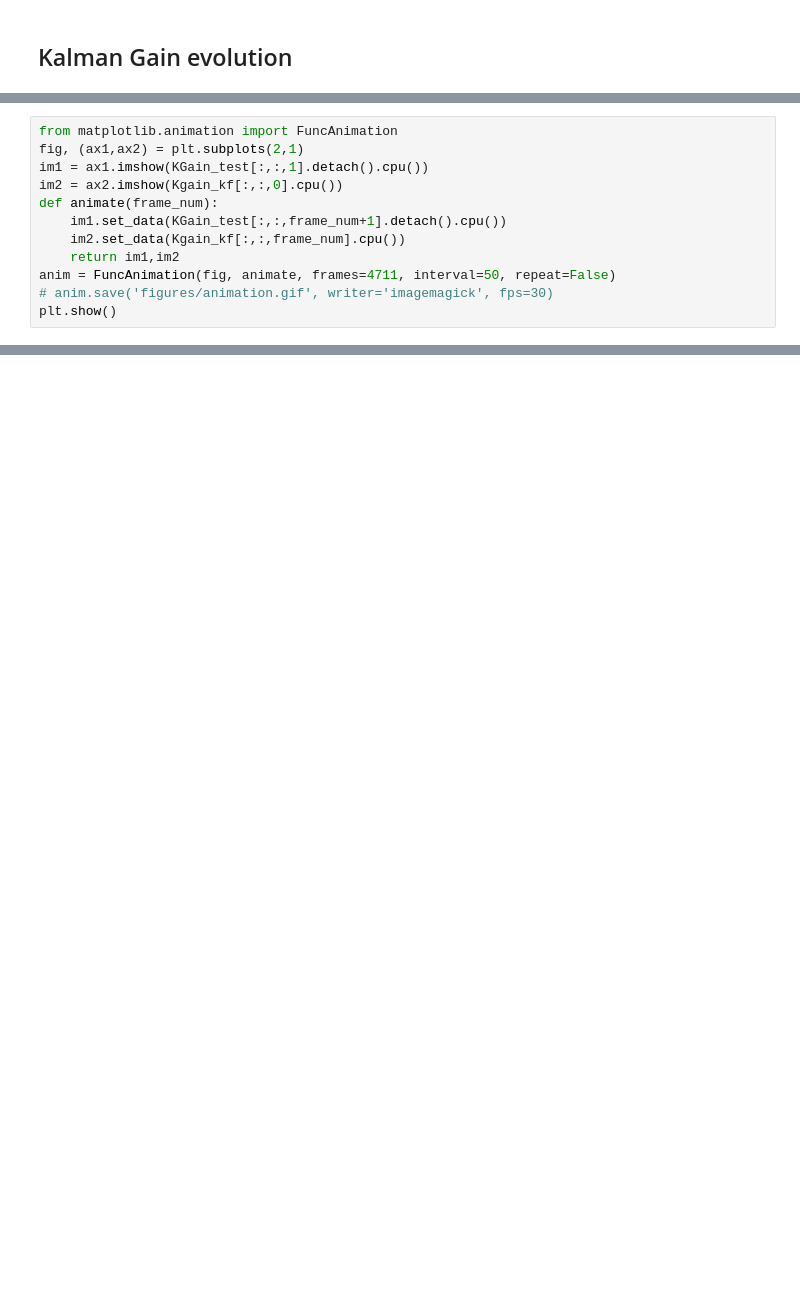
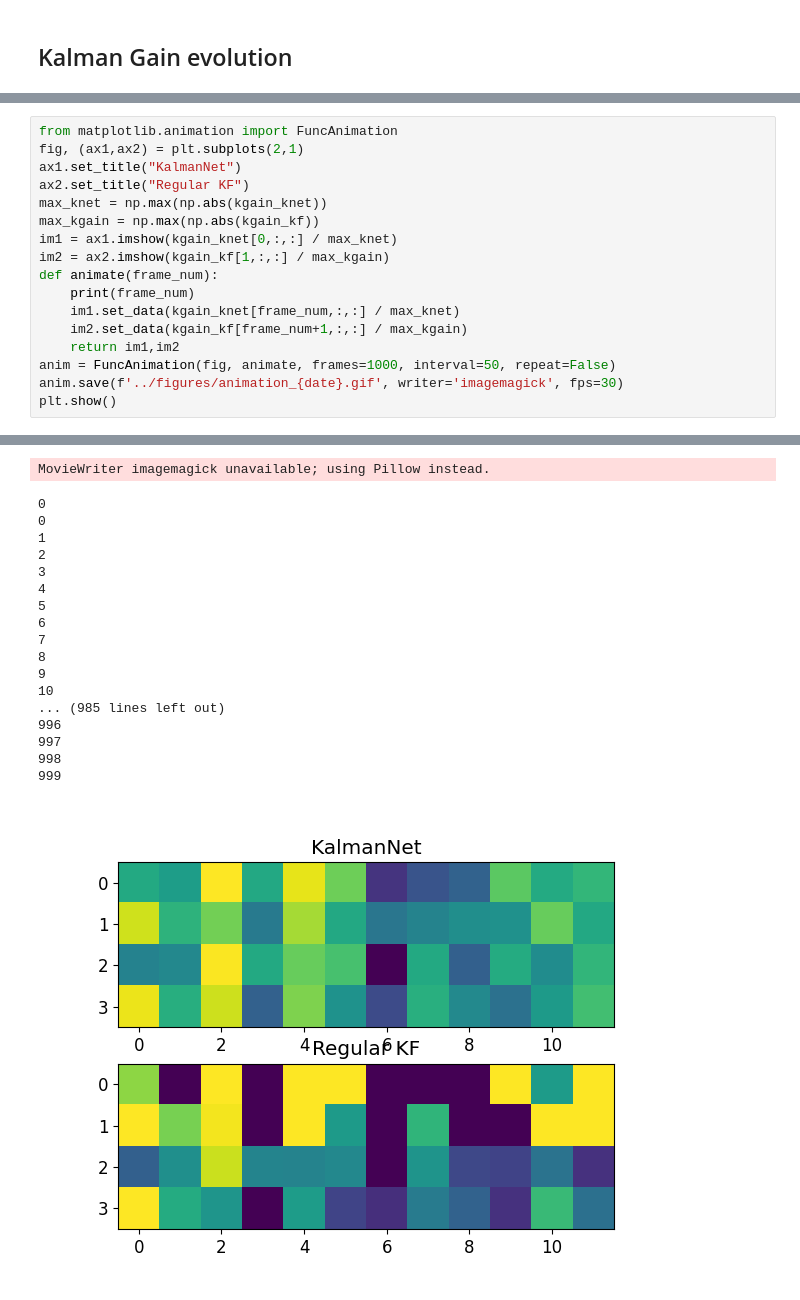
Before and after one commit to JapmanGill/BIOMEDE-517-Project, a Jupyter notebook: evaluation/evaluate_linear_ff.ipynb, the cells around one changed output, grey strips where cells are left out. Drawn from its saved outputs; the diff is of its cells as text; blank space fills up the shorter version.

```diff
--- a/evaluation/evaluate_linear_ff.ipynb
+++ b/evaluation/evaluate_linear_ff.ipynb
@@ -86,13 +112,18 @@ Kgain_kf = torch.tensor(Kgain_kf["KGain_kf"]).float()
 # %%
 from matplotlib.animation import FuncAnimation
 fig, (ax1,ax2) = plt.subplots(2,1)
-im1 = ax1.imshow(KGain_test[:,:,1].detach().cpu())
-im2 = ax2.imshow(Kgain_kf[:,:,0].cpu())
+ax1.set_title("KalmanNet")
+ax2.set_title("Regular KF")
+max_knet = np.max(np.abs(kgain_knet))
+max_kgain = np.max(np.abs(kgain_kf))
+im1 = ax1.imshow(kgain_knet[0,:,:] / max_knet)
+im2 = ax2.imshow(kgain_kf[1,:,:] / max_kgain)
 def animate(frame_num):
-    im1.set_data(KGain_test[:,:,frame_num+1].detach().cpu())
-    im2.set_data(Kgain_kf[:,:,frame_num].cpu())
+    print(frame_num)
+    im1.set_data(kgain_knet[frame_num,:,:] / max_knet)
+    im2.set_data(kgain_kf[frame_num+1,:,:] / max_kgain)
     return im1,im2
-anim = FuncAnimation(fig, animate, frames=4711, interval=50, repeat=False)
-# anim.save('figures/animation.gif', writer='imagemagick', fps=30)
+anim = FuncAnimation(fig, animate, frames=1000, interval=50, repeat=False)
+anim.save(f'../figures/animation_{date}.gif', writer='imagemagick', fps=30)
 plt.show()
 # %% [output]
@@ -100,0 +130,19 @@ plt.show()
+MovieWriter imagemagick unavailable; using Pillow instead.
+0
+0
+1
+2
+3
+4
+5
+6
+7
+8
+9
+10
+... (985 lines left out)
+996
+997
+998
+999
+[figure, added]
```
Also changed, not shown: parts of 25 cells of this notebook, 12 other files.
